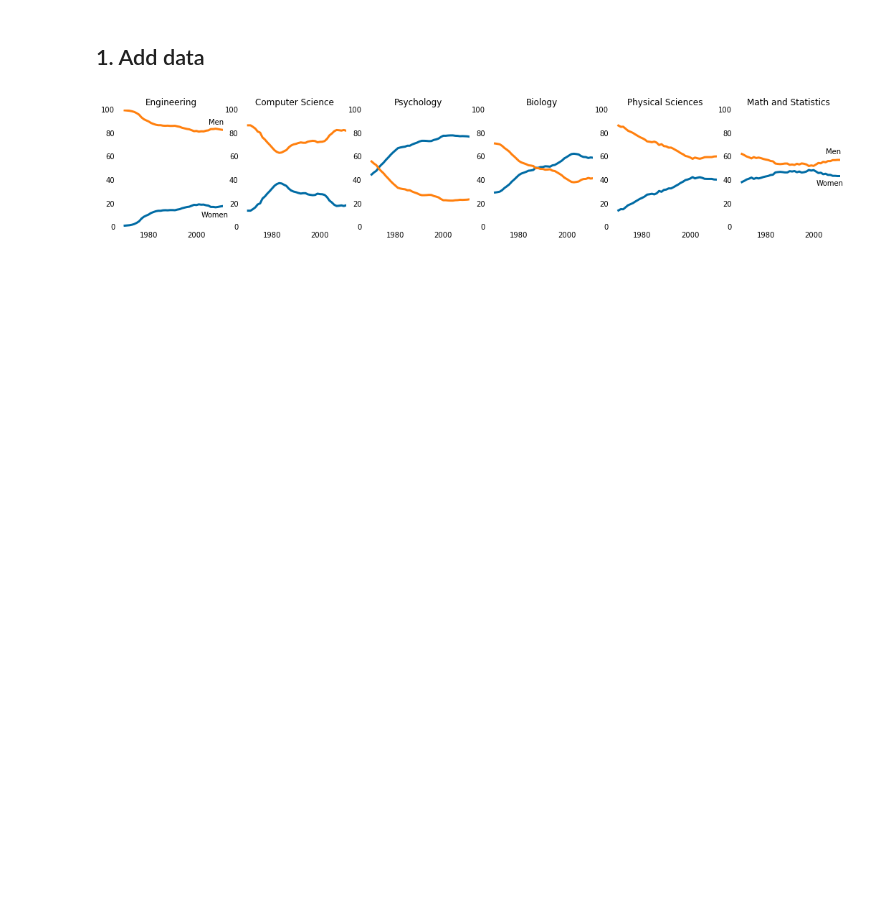
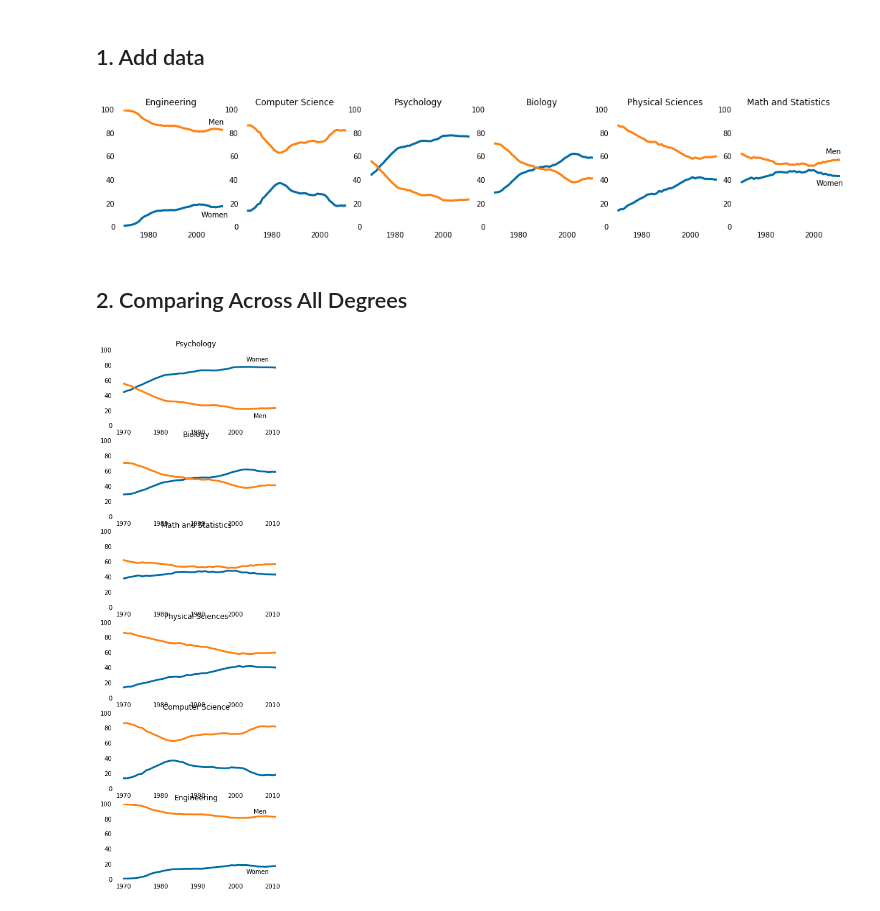
Before and after one commit to KiemNguyen/data-science, a Jupyter notebook: gender-gap-in-college-degrees/Gender Gap In College Degrees.ipynb, the cells around one changed output. Drawn from its saved outputs; the diff is of its cells as text; code cells hidden in the pictures; blank space fills up the shorter version.

Commit message:
Generate first column of line charts

```diff
--- a/gender-gap-in-college-degrees/Gender Gap In College Degrees.ipynb
+++ b/gender-gap-in-college-degrees/Gender Gap In College Degrees.ipynb
@@ -34,3 +34,45 @@ for sp in range(0,6):
 plt.show()
 # %% [output]
 [figure]
+# %% [markdown]
+## 2. Comparing Across All Degrees
+# %%
+%matplotlib inline
+import pandas as pd
+import matplotlib.pyplot as plt
+
+women_degrees = pd.read_csv('percent-bachelors-degrees-women-usa.csv')
+cb_dark_blue = (0/255,107/255,164/255)
+cb_orange = (255/255, 128/255, 14/255)
+
+stem_cats = ['Psychology', 'Biology', 'Math and Statistics', 'Physical Sciences', 'Computer Science', 'Engineering', 'Computer Science']
+lib_arts_cats = ['Foreign Languages', 'English', 'Communications and Journalism', 'Art and Performance', 'Social Sciences and History']
+other_cats = ['Health Professions', 'Public Administration', 'Education', 'Agriculture','Business', 'Architecture']
+
+fig = plt.figure(figsize=(16, 16))
+
+# Generate first column of line charts. STEM degrees.
+for sp in range(0,18,3):
+    cat_index = int(sp/3)
+    ax = fig.add_subplot(6,3,sp+1)
+    ax.plot(women_degrees['Year'], women_degrees[stem_cats[cat_index]], c=cb_dark_blue, label='Women', linewidth=3)
+    ax.plot(women_degrees['Year'], 100-women_degrees[stem_cats[cat_index]], c=cb_orange, label='Men', linewidth=3)
+    for key, spine in ax.spines.items():
+        spine.set_visible(False)
+
+    ax.set_xlim(1968, 2011)
+    ax.set_ylim(0,100)
+    ax.set_title(stem_cats[cat_index])
+    ax.tick_params(bottom="off", top="off", left="off", right="off")
+
+    if cat_index == 0:
+        ax.text(2003, 85, 'Women')
+        ax.text(2005, 10, 'Men')
+    elif cat_index == 5:
+        ax.text(2005, 87, 'Men')
+        ax.text(2003, 7, 'Women')
+
+
+plt.show()
+# %% [output]
+[figure, added]
```
